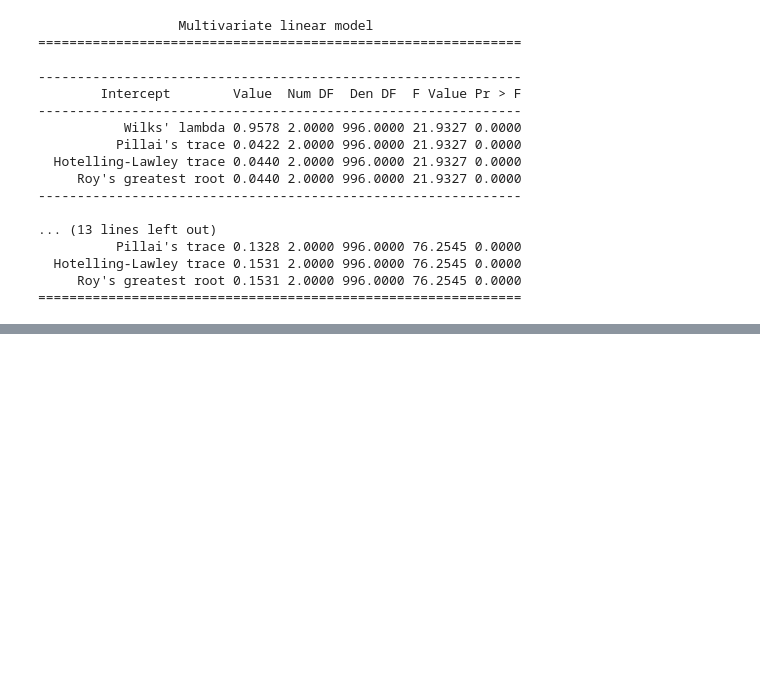
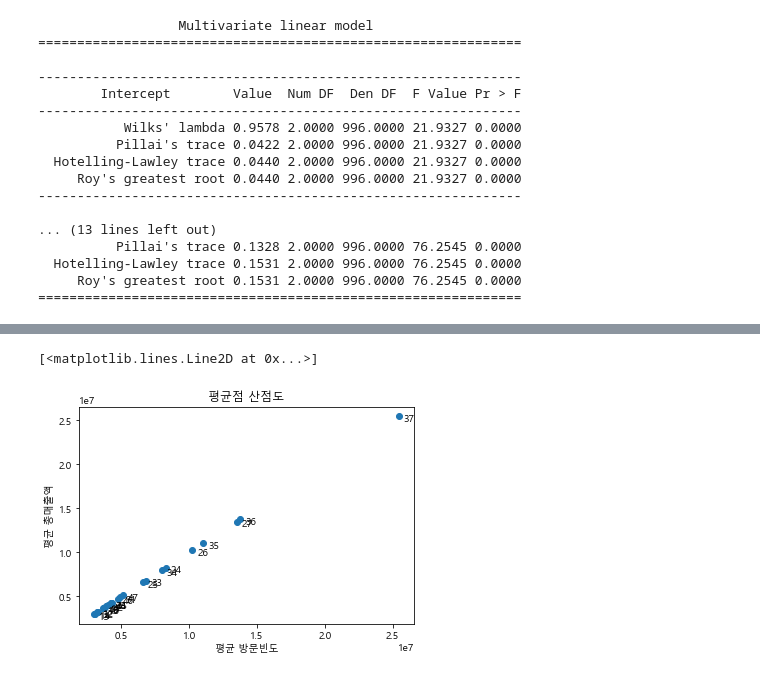
Before and after one commit to starfishkenny/Python, a Jupyter notebook: 20210426_Statistics for Marketing(8).ipynb, the cells around one changed output, grey strips where cells are left out. Drawn from its saved outputs; the diff is of its cells as text; code cells hidden in the pictures; blank space fills up the shorter version.

Commit message:
updated notebook (MANOVA posthoc)

```diff
--- a/20210426_Statistics for Marketing(8).ipynb
+++ b/20210426_Statistics for Marketing(8).ipynb
@@ -205,3 +205,15 @@ print(MANOVA.from_formula('방문빈도 + 총_매출액 ~ 구매유형 + 거주
 # 모두 유의확률 0.01 이하로 모형 유의미
 # %%
 # 사후분석
+df1['구매유형'] = df1['구매유형'].astype(str)
+df1['거주지역'] = df1['거주지역'].astype(str)
+print('\n 구매유형 총매출액 사후분석 \n', scikit_posthocs.posthoc_scheffe(df1, val_col='총_매출액', group_col='구매유형'))
+print('\n 거주지역 총매출액 사후분석 \n', scikit_posthocs.posthoc_scheffe(df1, val_col='총_매출액', group_col='거주지역'))
+print('\n 구매유형 방문빈도 사후분석 \n', scikit_posthocs.posthoc_scheffe(df1, val_col='방문빈도', group_col='구매유형'))
+print('\n 거주지역 방문빈도 사후분석 \n', scikit_posthocs.posthoc_scheffe(df1, val_col='방문빈도', group_col='거주지역'))
+
+# 구매유형, 거주지역별 평균 총매출액, 구매유형, 거주지역별 평균 방문빈도
+평균총매출액 = pd.pivot_table(df1, index='구매유형', columns='거주지역', values='총_매출액', aggfunc=np.mean)
+print('\n구매유형, 거주지역별 평균총매출액\n', 평균총매출액)
+평균방문빈도 = pd.pivot_table(df1, index='구매유형', columns='거주지역', values='총_매출액', aggfunc=np.mean)
+print('\n구매유형, 거주지역별 평균방문빈도\n', 평균방문빈도)
@@ -207,0 +253,32 @@ print(MANOVA.from_formula('방문빈도 + 총_매출액 ~ 구매유형 + 거주
+# %%
+# 두 개의 독립변수로 구성된 28개 세부 그룹에 대한 평균총매출액과 평균방문빈도를 그래프에 나타내기 (평균점 산점도)
+import matplotlib
+import matplotlib.pyplot as plt
+
+X = np.hstack(평균방문빈도.values[0:4])
+Y = np.hstack(평균총매출액.values[0:4])
+
+matplotlib.rcParams['font.family'] = 'Malgun Gothic'
+
+# 평균점 산점도 그리기
+labels = []
+for i in range(1,5,1):
+    for j in range(1,8,1):
+        labels.append(str(i)+str(j))
+
+for label, x_count, y_count in zip(labels, X, Y): # zip(): 동일한 길이의 여러 객체에 대해 같은 인덱스에 해당하는 값들을 묶어 하나의 리스트로 반환
+    plt.annotate(label,  # 출력될 텍스트 객체 (label)
+                              xycoords = 'data', # x와 y축의 좌표체계 (평균방문빈도와 평균총매출액)
+                              textcoords= 'offset points', # 주석이 찍히는 좌표체계 (좌표평면 상에서 포인트 단위로 처리)
+                              xy = (x_count, y_count), # 매 반복별 텍스트가 찍힐 x, y의 좌표
+                              xytext= (5,-5)) # 실제 위치에서 +5, _5 떨어지도록 설정
+
+# annotate(text, xycoords, textcoords, xy, xytest)
+
+plt.title('평균점 산점도')
+plt.xlabel('평균 방문빈도')
+plt.ylabel('평균 총매출액')
+plt.plot(X, Y, 'o')
+# %% [output]
+[<matplotlib.lines.Line2D at 0x...>]
+[figure, added]
```
Also changed, not shown: parts of 2 cells of this notebook.
